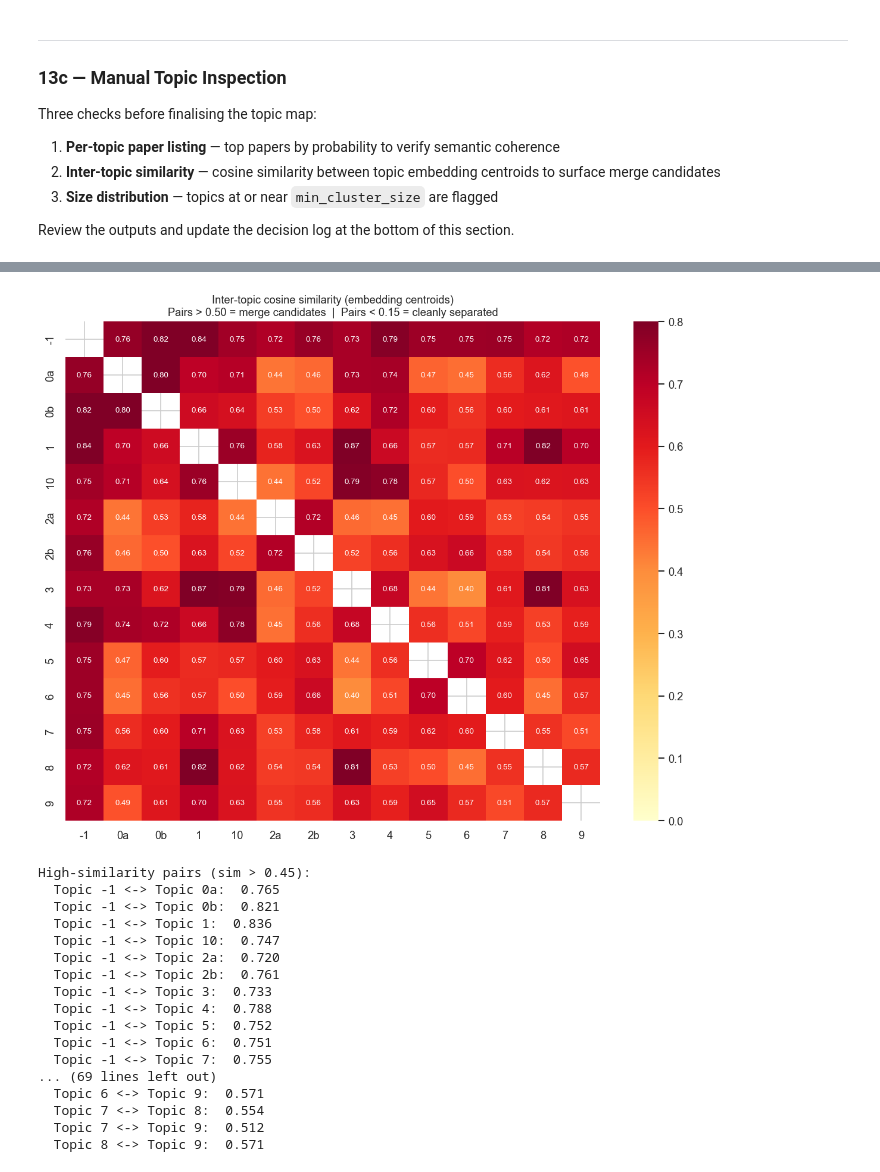
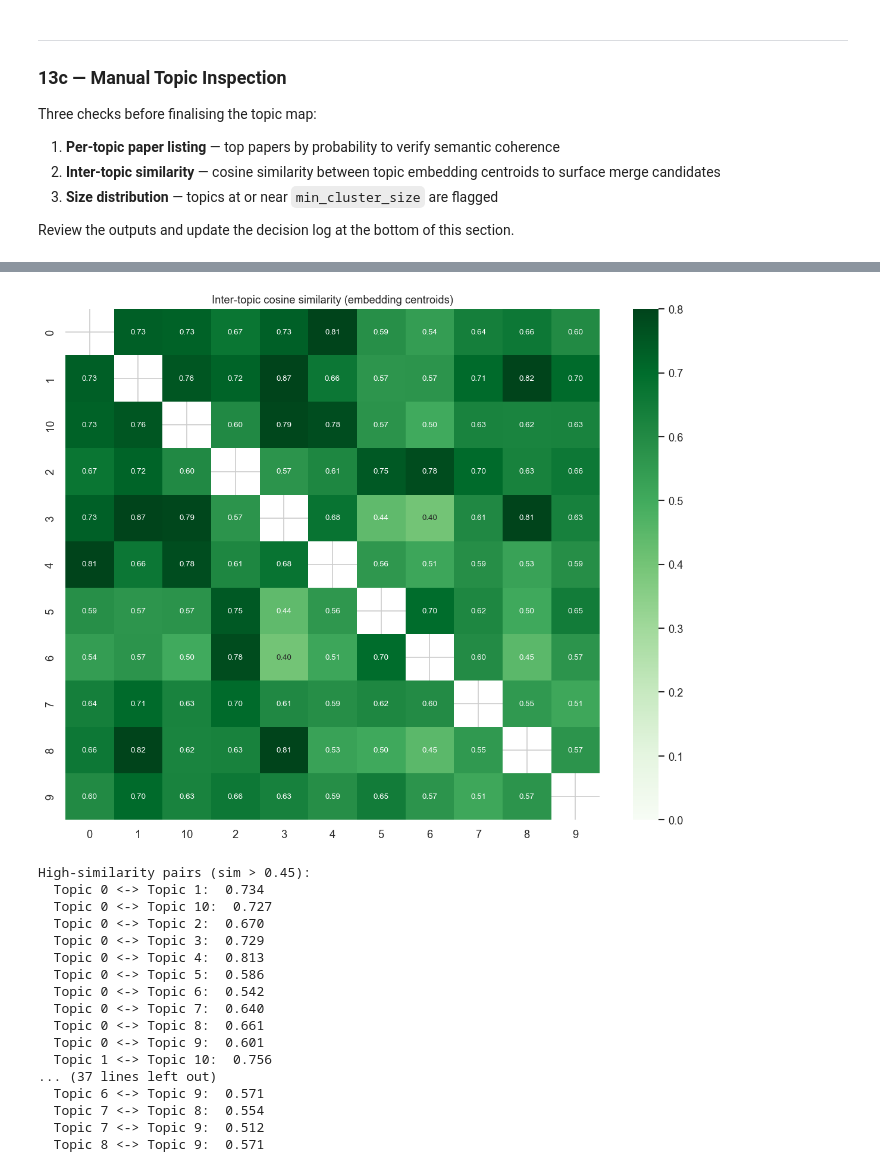
Before and after one commit to soerenssch/AFA, a Jupyter notebook: 02_Topic_modelling.ipynb, the cells around one changed output, grey strips where cells are left out. Saved outputs shown, nothing was run; the diff lists cells and outputs as text; code cells hidden in the pictures.

```diff
--- a/02_Topic_modelling.ipynb
+++ b/02_Topic_modelling.ipynb
@@ -715,29 +559,7 @@ Saved: papers_with_topics_revised.csv
 # %%
-# ── Overwrite topic_id with revised taxonomy for all downstream steps ─────────
-df_model['topic_id'] = df_model['topic_id_revised']
-
-final_topic_count = df_model['topic_id'].nunique() - (1 if '-1' in df_model['topic_id'].values else 0)
-print('topic_id column updated. Final topic count: ' + str(final_topic_count))
-
-# ── Rebuild topic_overview from revised assignments ─────────────────────────
-# topic_overview built in cell 20 reflects pre-split BERTopic IDs.
-# After manual splits the column holds string IDs (e.g. '0a', '2b').
-# We rebuild here so all downstream cells use consistent IDs and counts.
-_counts = (
-    df_model[df_model['topic_id'] != '-1']
-    .groupby('topic_id')
-    .size()
-    .reset_index(name='Count')
-    .rename(columns={'topic_id': 'Topic'})
-    .sort_values('Count', ascending=False)
-    .reset_index(drop=True)
-)
-_counts['top_keywords'] = _counts['Topic'].apply(
-    lambda t: get_top_keywords(t, n=7)
-)
-topic_overview = _counts[['Topic', 'Count', 'top_keywords']].copy()
-
-print('\nRebuilt topic_overview (revised taxonomy):')
-pd.set_option('display.max_colwidth', 120)
-display(topic_overview)
+# ── No topic_id overwrite required ─────────────────────────────────────────────
+# Manual splits have been removed. topic_id retains the original integer BERTopic
+# assignments (0–10, -1) set in cell 20. topic_overview is already correct.
+print('topic_id retains original BERTopic integer assignments (no manual splits).')
+print(f'topic_overview: {len(topic_overview)} topics')
 # %% [output]
@@ -963,50 +774,49 @@ for tid in valid_topics:
     idx = df_indexed[df_indexed['topic_id'] == tid].index.tolist()
     centroids[tid] = embeddings[idx].mean(axis=0)
 
 topic_labels = [str(t) for t in valid_topics]
 centroid_matrix = np.array([centroids[t] for t in valid_topics])
 sim_matrix = cos_sim(centroid_matrix)
 
 fig, ax = plt.subplots(figsize=(10, 8))
 mask = np.eye(len(valid_topics), dtype=bool)
 sns.heatmap(
-    sim_matrix, annot=True, fmt='.2f', cmap='YlOrRd',
+    sim_matrix, annot=True, fmt='.2f', cmap='Greens',
     xticklabels=topic_labels, yticklabels=topic_labels,
     mask=mask, vmin=0, vmax=0.8, ax=ax, annot_kws={'size': 8}
 )
 ax.set_title(
-    'Inter-topic cosine similarity (embedding centroids)\n'
-    'Pairs > 0.50 = merge candidates  |  Pairs < 0.15 = cleanly separated',
+    'Inter-topic cosine similarity (embedding centroids)',
     fontsize=11
 )
 plt.tight_layout()
 plt.savefig('fig_topic_similarity.png', dpi=150, bbox_inches='tight')
 plt.show()
 
 print("\nHigh-similarity pairs (sim > 0.45):")
 found = False
 for i, ti in enumerate(valid_topics):
     for j, tj in enumerate(valid_topics):
         if j > i and sim_matrix[i, j] > 0.45:
             print(f"  Topic {ti} <-> Topic {tj}:  {sim_matrix[i, j]:.3f}")
             found = True
 if not found:
     print('  None — all topic pairs below threshold.')
 # %% [output]
-[figure, old version]
+[figure, new version]
 High-similarity pairs (sim > 0.45):
-  Topic -1 <-> Topic 0a:  0.765
-  Topic -1 <-> Topic 0b:  0.821
-  Topic -1 <-> Topic 1:  0.836
-  Topic -1 <-> Topic 10:  0.747
-  Topic -1 <-> Topic 2a:  0.720
-  Topic -1 <-> Topic 2b:  0.761
-  Topic -1 <-> Topic 3:  0.733
-  Topic -1 <-> Topic 4:  0.788
-  Topic -1 <-> Topic 5:  0.752
-  Topic -1 <-> Topic 6:  0.751
-  Topic -1 <-> Topic 7:  0.755
-... (69 lines left out)
+  Topic 0 <-> Topic 1:  0.734
+  Topic 0 <-> Topic 10:  0.727
+  Topic 0 <-> Topic 2:  0.670
+  Topic 0 <-> Topic 3:  0.729
+  Topic 0 <-> Topic 4:  0.813
+  Topic 0 <-> Topic 5:  0.586
+  Topic 0 <-> Topic 6:  0.542
+  Topic 0 <-> Topic 7:  0.640
+  Topic 0 <-> Topic 8:  0.661
+  Topic 0 <-> Topic 9:  0.601
+  Topic 1 <-> Topic 10:  0.756
+... (37 lines left out)
   Topic 6 <-> Topic 9:  0.571
   Topic 7 <-> Topic 8:  0.554
   Topic 7 <-> Topic 9:  0.512
```
Also changed, not shown: parts of 16 cells of this notebook, 32 other files.
